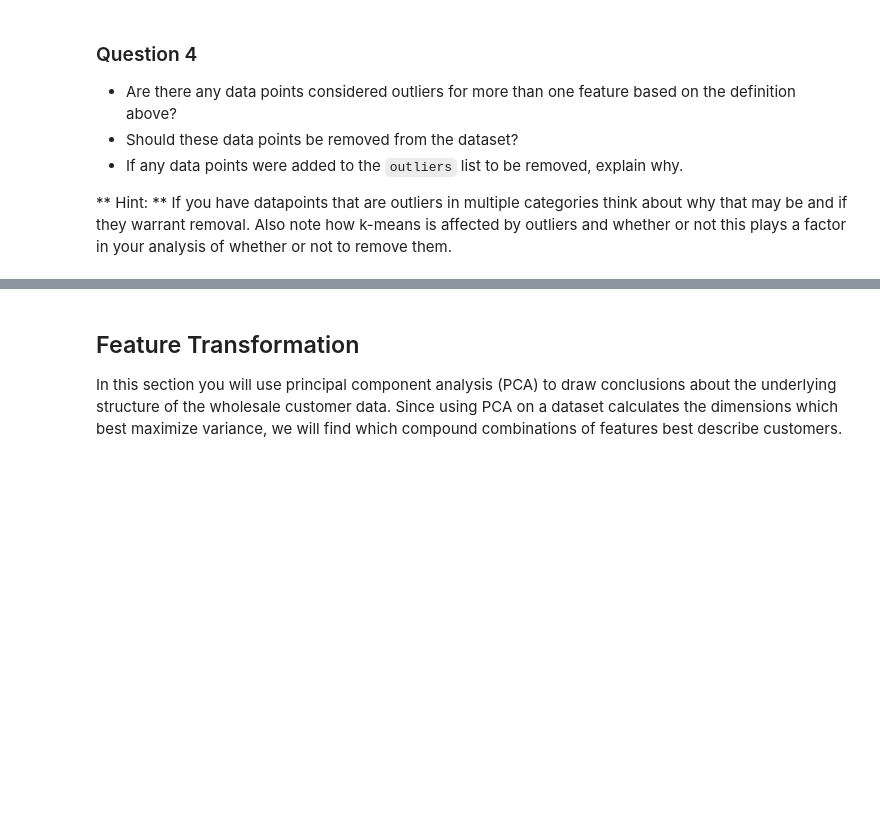
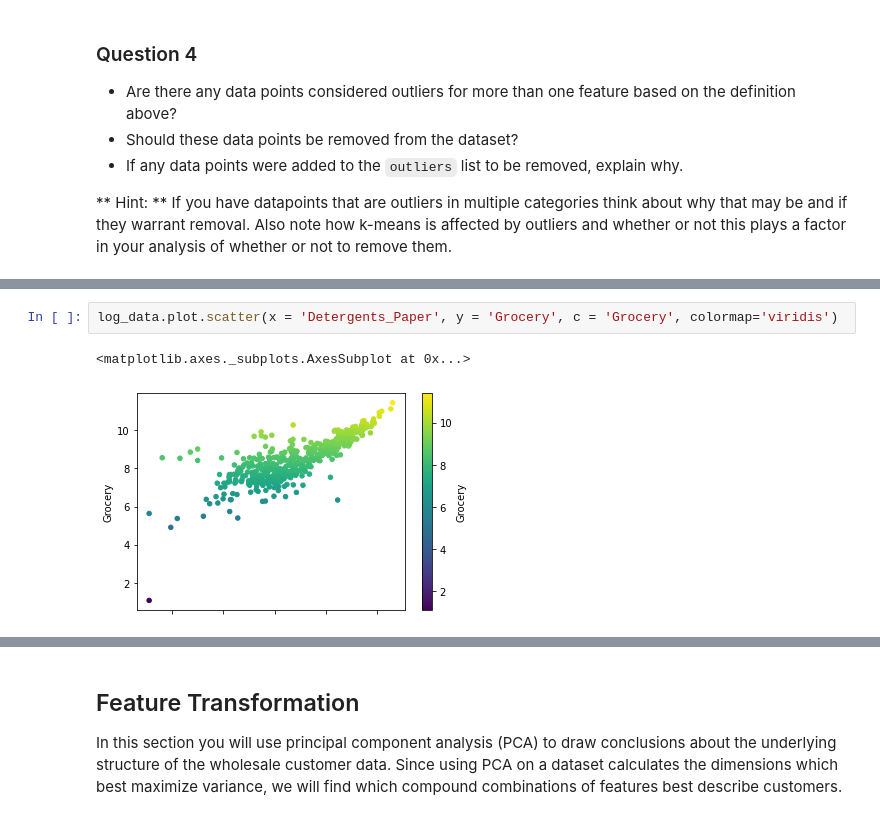
Before and after one commit to niklas-joh/Machine-Learning-Unsupervised-Learning, a Jupyter notebook: customer-segments/customer_segments.ipynb, the cells around one changed output, grey strips where cells are left out. Saved outputs shown, nothing was run; the diff lists cells and outputs as text; blank space fills up the shorter version.

```diff
--- a/customer-segments/customer_segments.ipynb
+++ b/customer-segments/customer_segments.ipynb
@@ -380,0 +386,5 @@ pd.plotting.scatter_matrix(good_data, alpha = 1, figsize = (22,15), diagonal = '
+# %%
+log_data.plot.scatter(x = 'Detergents_Paper', y = 'Grocery', c = 'Grocery', colormap='viridis')
+# %% [output]
+<matplotlib.axes._subplots.AxesSubplot at 0x...>
+[figure, added]
```
Also changed, not shown: parts of 8 cells of this notebook.
